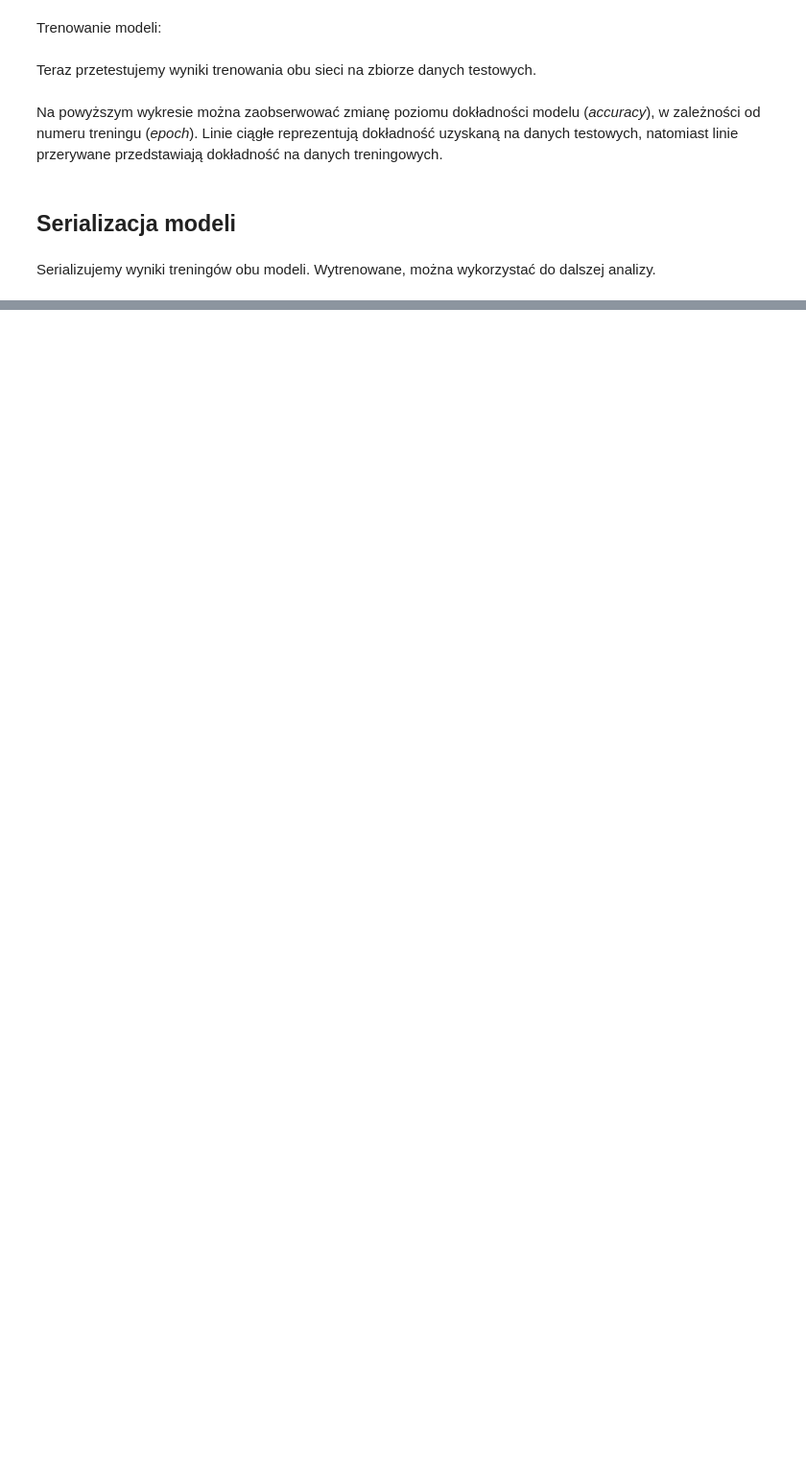
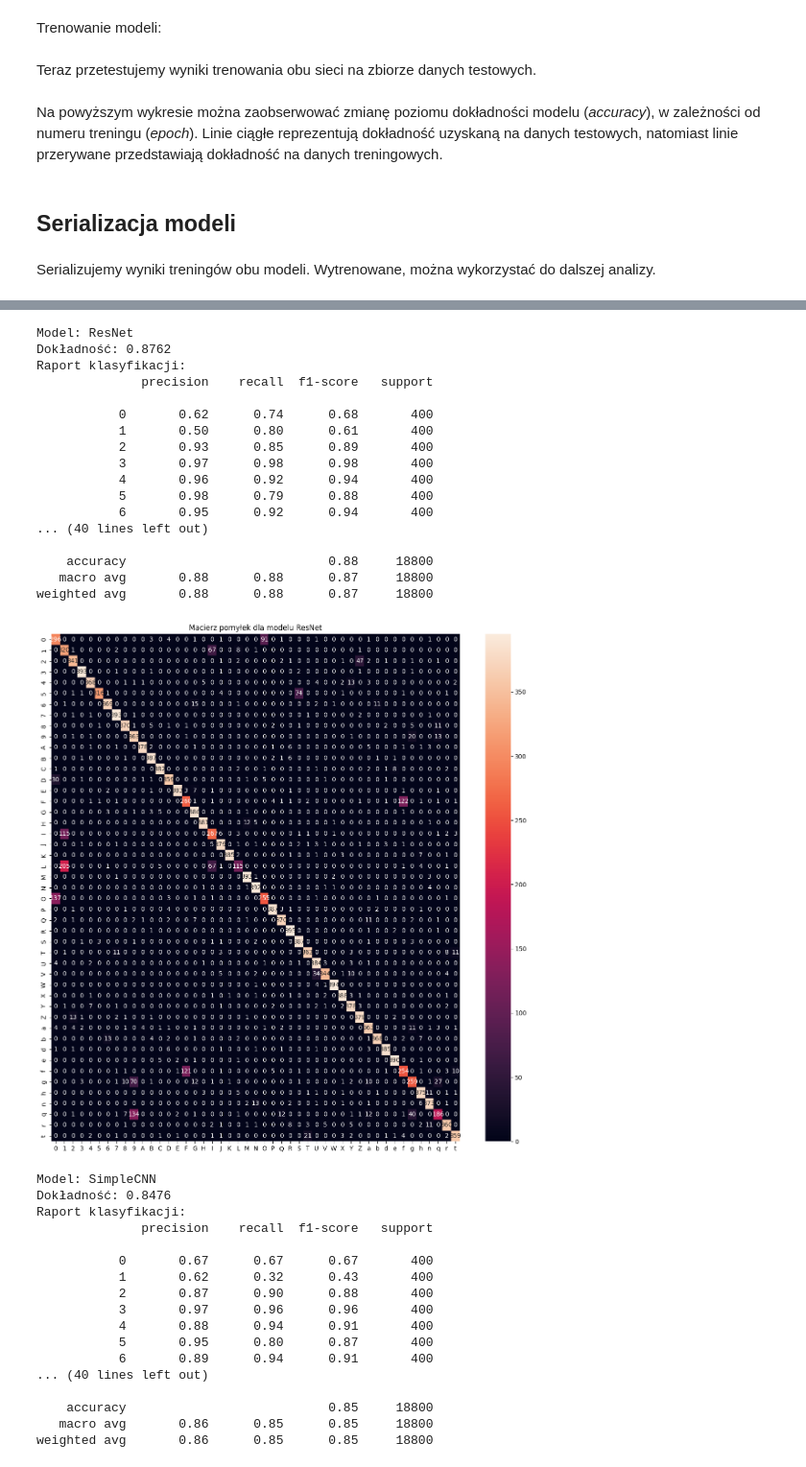
Before and after one commit to dziobex/emnist, a Jupyter notebook: note.ipynb, the cells around one changed output, grey strips where cells are left out. Shown at 96% size. Cells and saved outputs as stored; diff of their text form; code cells hidden in the pictures; blank space fills up the shorter version.

```diff
--- a/note.ipynb
+++ b/note.ipynb
@@ -625,4 +595,4 @@ Na powyższym wykresie można zaobserwować zmianę poziomu dokładności modelu
 Serializujemy wyniki treningów obu modeli. Wytrenowane, można wykorzystać do dalszej analizy.
 # %%
 for model_name, model in models.items():
-    torch.save(model.state_dict(), f'models/model_{model_name}.pth')
+    torch.save(model.state_dict(), f'models/{model_name}.pth')
@@ -628,0 +659,14 @@ for model_name, model in models.items():
+# %%
+resnet = ResNet(ResidualBlock, [1, 1, 1, 1], num_classes=47).to(device)
+resnet.load_state_dict(torch.load("modele/resnet.pth"))
+
+simple_base = SimpleCNN().to(device)
+simple_base.load_state_dict(torch.load("modele/simple-base.pth"))
+
+simple_wide = SimpleCNNWide().to(device)
+simple_wide.load_state_dict(torch.load("modele/simple-wide.pth"))
+
+simple_deep = SimpleCNNDeep().to(device)
+simple_deep.load_state_dict(torch.load("modele/simple-deep.pth"))
+
+models = [resnet, simple_base, simple_wide, simple_deep]
@@ -628,0 +699,24 @@ for model_name, model in models.items():
+# %%
+# wczytanie danych testowych
+df_test = pd.read_csv('emnist-balanced-test.csv', header=None)
+
+# odwrócenie obrazów, żeby były pionowo, prawidłowo
+for i in range(df_test.shape[0]):
+    pixels = df_test.iloc[i,1:]
+
+    image = pixels.values.reshape(28,28).T
+    pixels = image.flatten()
+
+    df_test.iloc[i,1:] = pixels
+
+# podział danych na dane i etykiety + normalizacja
+X_test = df_test.iloc[:, 1:].values / 255.0
+y_test = df_test.iloc[:, 0].values
+
+# wczytanie mapowania klas (nazw klas)
+mapping = pd.read_csv('emnist-balanced-mapping.txt', delimiter=' ', header=None)
+class_names = {mapping.iloc[i, 0]: chr(mapping.iloc[i, 1]) for i in range(len(mapping))}
+
+# utworzenie datasetu i dataloadera
+test_dataset = EMNISTDataset(X_test, y_test)
+test_dataloader = DataLoader(test_dataset, batch_size=256, shuffle=False)
@@ -628,0 +725,39 @@ for model_name, model in models.items():
+# %%
+for model in models:
+    ocen_model(model, test_dataloader, class_names, y_test)
+# %% [output]
+Model: ResNet
+Dokładność: 0.8762
+Raport klasyfikacji:
+              precision    recall  f1-score   support
+
+           0       0.62      0.74      0.68       400
+           1       0.50      0.80      0.61       400
+           2       0.93      0.85      0.89       400
+           3       0.97      0.98      0.98       400
+           4       0.96      0.92      0.94       400
+           5       0.98      0.79      0.88       400
+           6       0.95      0.92      0.94       400
+... (40 lines left out)
+
+    accuracy                           0.88     18800
+   macro avg       0.88      0.88      0.87     18800
+weighted avg       0.88      0.88      0.87     18800
+[figure, added]
+Model: SimpleCNN
+Dokładność: 0.8476
+Raport klasyfikacji:
+              precision    recall  f1-score   support
+
+           0       0.67      0.67      0.67       400
+           1       0.62      0.32      0.43       400
+           2       0.87      0.90      0.88       400
+           3       0.97      0.96      0.96       400
+           4       0.88      0.94      0.91       400
+           5       0.95      0.80      0.87       400
+           6       0.89      0.94      0.91       400
+... (40 lines left out)
+
+    accuracy                           0.85     18800
+   macro avg       0.86      0.85      0.85     18800
+weighted avg       0.86      0.85      0.85     18800
```
Also changed, not shown: parts of 35 cells of this notebook.
